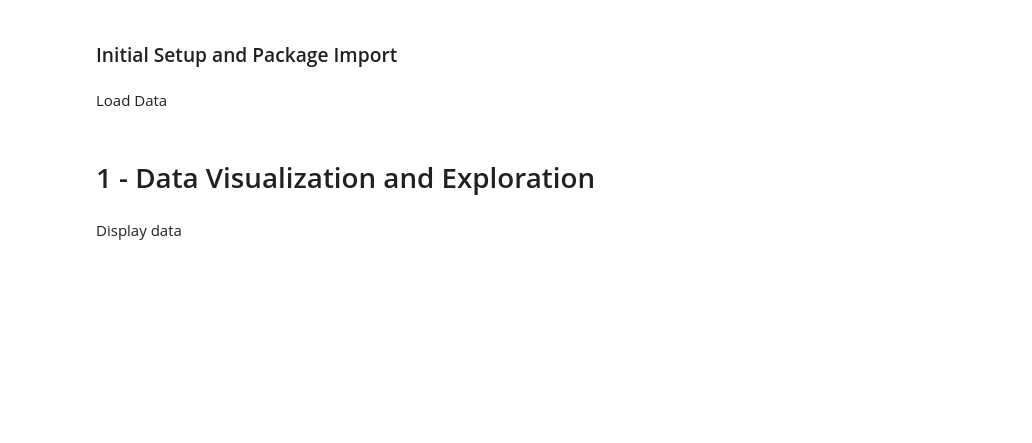
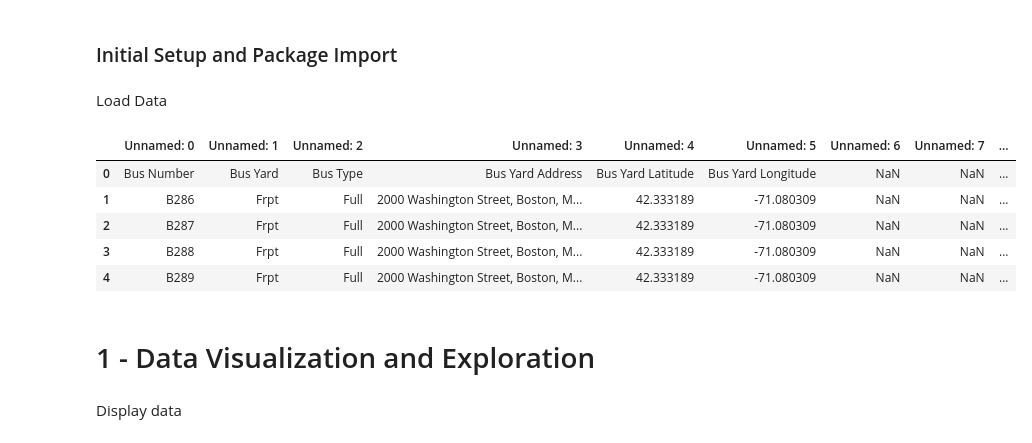
Before and after one commit to tylershannon/BPS-BusRouteOptimization, a Jupyter notebook: Code/BPSRoutingOptimization-170528.ipynb, the cells around one changed output. Saved outputs shown, nothing was run; the diff lists cells and outputs as text; code cells hidden in the pictures; blank space fills up the shorter version.

Commit message:
bus yard update

```diff
--- a/Code/BPSRoutingOptimization-170528.ipynb
+++ b/Code/BPSRoutingOptimization-170528.ipynb
@@ -82,8 +82,17 @@ warnings.filterwarnings("ignore")
 Load Data
 # %%
 df = pd.read_csv('https://raw.githubusercontent.com/tylershannon/BPS-BusRouteOptimization/master/Data/BPS-StudentInformation.csv')
+# %%
+df_busyards = pd.read_csv('https://raw.githubusercontent.com/tylershannon/BPS-BusRouteOptimization/master/Data/BPS-BusYards.csv')
 # %%
-df_busyards =
+df_busyards.head()
+# %% [output]
+|  | Unnamed: 0 | Unnamed: 1 | Unnamed: 2 | Unnamed: 3 | Unnamed: 4 | Unnamed: 5 | Unnamed: 6 | Unnamed: 7 | ... |
+| 0 | Bus Number | Bus Yard | Bus Type | Bus Yard Address | Bus Yard Latitude | Bus Yard Longitude | NaN | NaN | ... |
+| 1 | B286 | Frpt | Full | 2000 Washington Street, Boston, M... | 42.333189 | -71.080309 | NaN | NaN | ... |
+| 2 | B287 | Frpt | Full | 2000 Washington Street, Boston, M... | 42.333189 | -71.080309 | NaN | NaN | ... |
+| 3 | B288 | Frpt | Full | 2000 Washington Street, Boston, M... | 42.333189 | -71.080309 | NaN | NaN | ... |
+| 4 | B289 | Frpt | Full | 2000 Washington Street, Boston, M... | 42.333189 | -71.080309 | NaN | NaN | ... |
 # %% [markdown]
 # 1 - Data Visualization and Exploration
 # %% [markdown]
```
Also changed, not shown: 1 other file.
